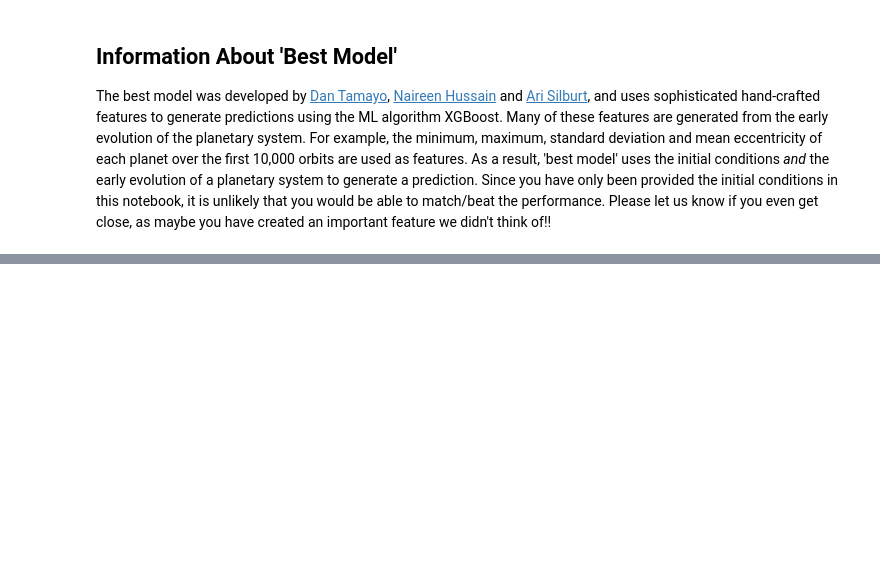
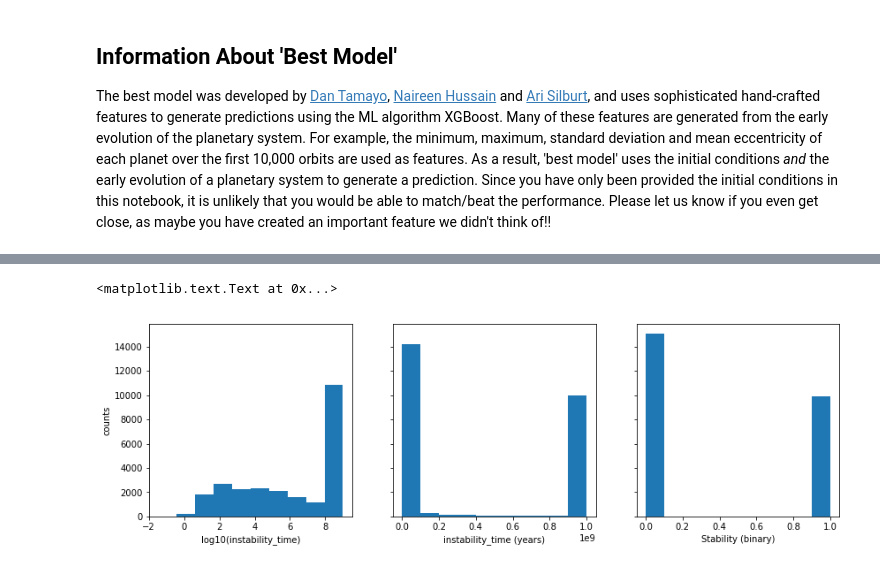
Before and after one commit to silburt/astrostats_workshop, a Jupyter notebook: Stability_Workbook.ipynb, the cells around one changed output, grey strips where cells are left out. Cells and saved outputs as stored; diff of their text form; code cells hidden in the pictures; blank space fills up the shorter version.

```diff
--- a/Stability_Workbook.ipynb
+++ b/Stability_Workbook.ipynb
@@ -275,0 +281,12 @@ The best model was developed by [Dan Tamayo](https://github.com/dtamayo), [Naire
+# %%
+f, ax = plt.subplots(1, 3, figsize=(14,4), sharey=True)
+ax[0].hist(np.log10(df['instability_time']));
+ax[1].hist(df['instability_time']);
+ax[2].hist(df['Stable']);
+ax[0].set_ylabel('counts');
+ax[0].set_xlabel('log10(instability_time)');
+ax[1].set_xlabel('instability_time (years)');
+ax[2].set_xlabel('Stability (binary)')
+# %% [output]
+<matplotlib.text.Text at 0x...>
+[figure, added]
```
Also changed, not shown: parts of 8 cells of this notebook.
